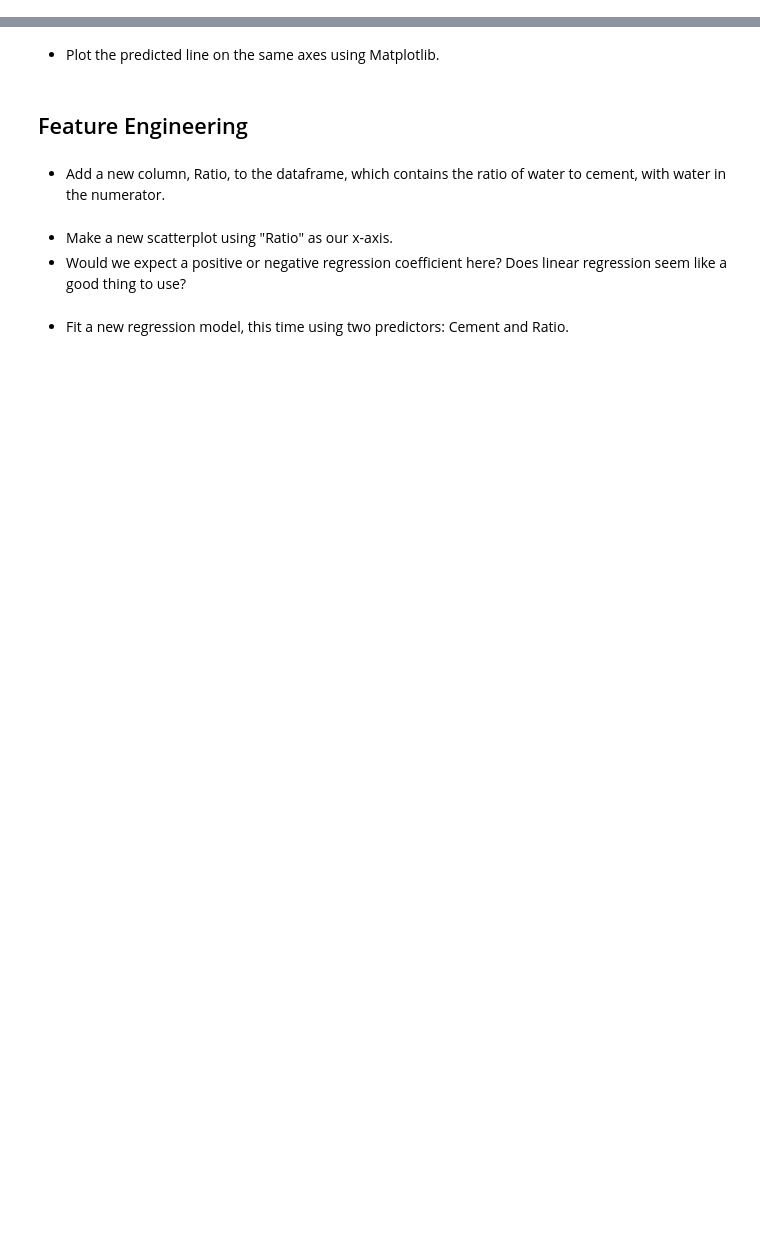
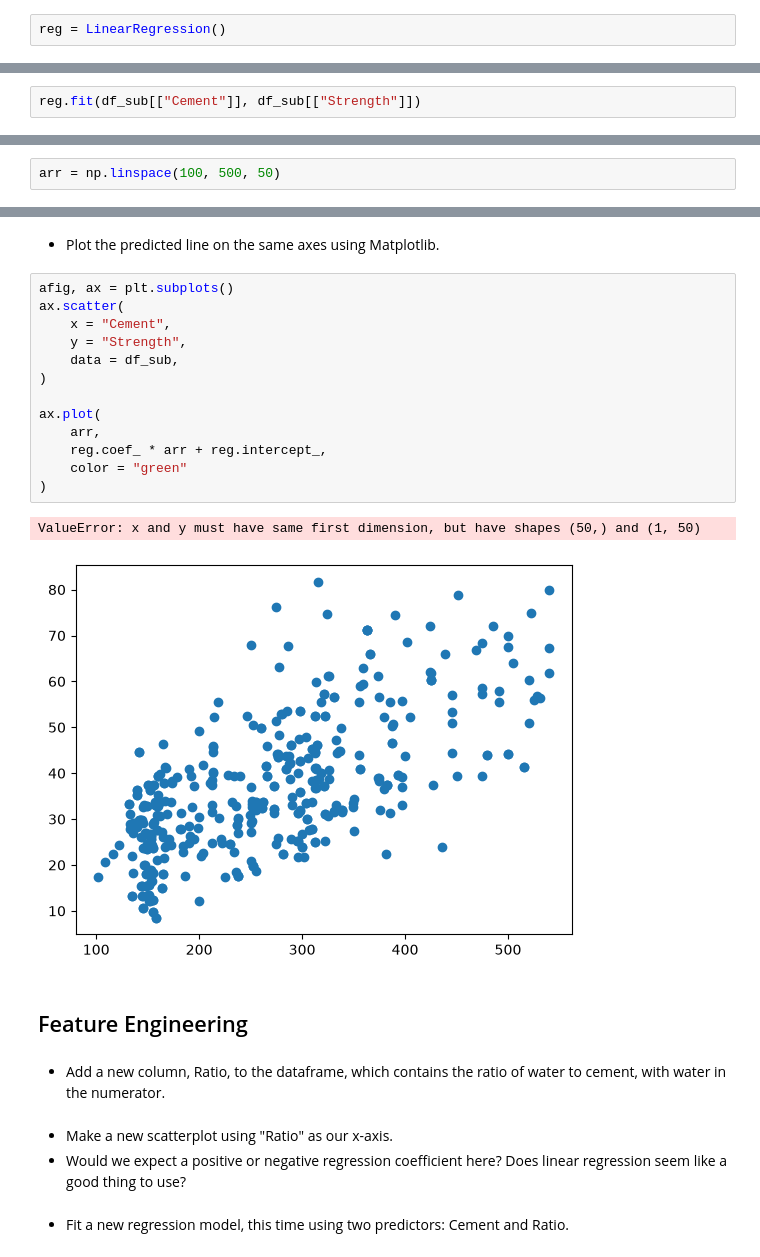
Before and after one commit to yeungme-ops/week3, a Jupyter notebook: Week3-Thursday.ipynb, the cells around one changed output, grey strips where cells are left out. Drawn from its saved outputs; the diff is of its cells as text; blank space fills up the shorter version.

```diff
--- a/Week3-Thursday.ipynb
+++ b/Week3-Thursday.ipynb
@@ -28,0 +193,2 @@ The dataset is described [here](https://archive.ics.uci.edu/dataset/165/concrete
+# %%
+reg = LinearRegression()
@@ -28,0 +219,2 @@ The dataset is described [here](https://archive.ics.uci.edu/dataset/165/concrete
+# %%
+reg.fit(df_sub[["Cement"]], df_sub[["Strength"]])
@@ -31,2 +238,4 @@ The dataset is described [here](https://archive.ics.uci.edu/dataset/165/concrete
 # %% [markdown]
 * How do we make predictions on new data using this model?
+# %%
+arr = np.linspace(100, 500, 50)
@@ -35,5 +318,21 @@ The dataset is described [here](https://archive.ics.uci.edu/dataset/165/concrete
 # %% [markdown]
 * Plot the predicted line on the same axes using Matplotlib.
+# %%
+afig, ax = plt.subplots()
+ax.scatter(
+    x = "Cement",
+    y = "Strength",
+    data = df_sub,
+)
+
+ax.plot(
+    arr,
+    reg.coef_ * arr + reg.intercept_,
+    color = "green"
+)
+# %% [output]
+ValueError: x and y must have same first dimension, but have shapes (50,) and (1, 50)
+[figure, added]
 # %% [markdown]
 ## Feature Engineering
 # %% [markdown]
```
Also changed, not shown: parts of 31 cells of this notebook.
